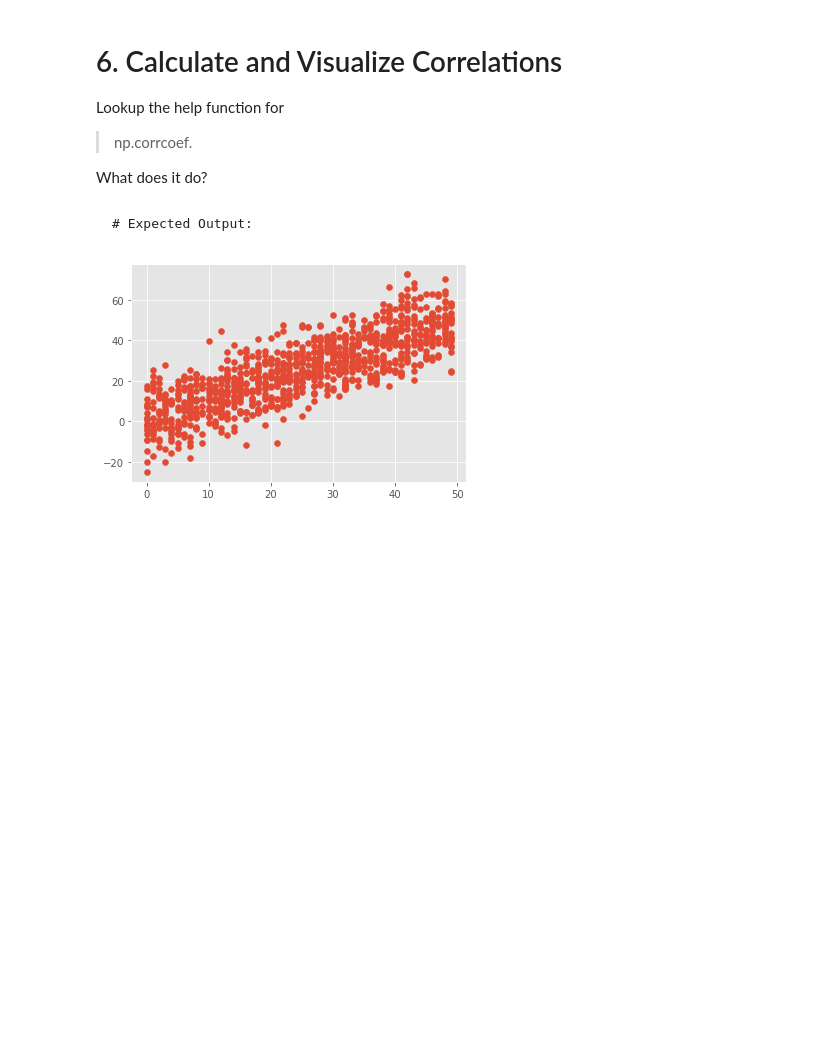
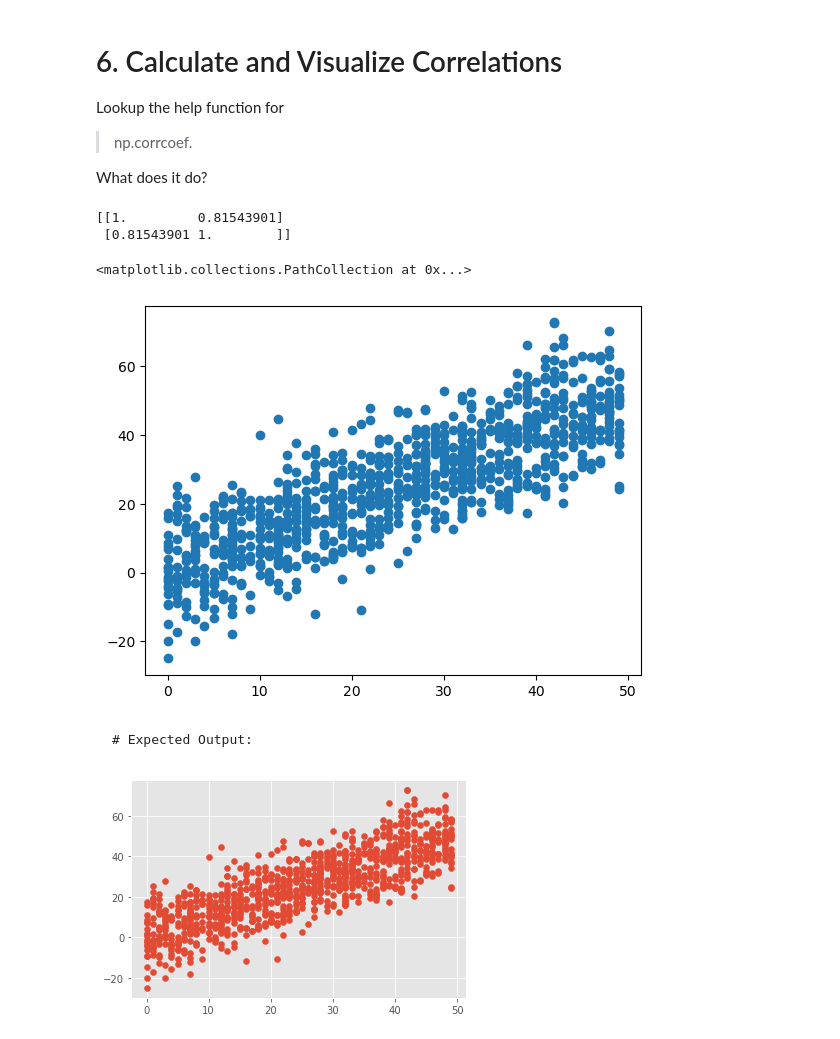
Before and after one commit to SebaCrespo10/IOD, a Jupyter notebook: Mod 1/IOD_Lab-1.1.4 Statistics - part 2.ipynb, the cells around one changed output. Saved outputs shown, nothing was run; the diff lists cells and outputs as text; code cells hidden in the pictures; blank space fills up the shorter version.

````diff
--- a/Mod 1/IOD_Lab-1.1.4 Statistics - part 2.ipynb
+++ b/Mod 1/IOD_Lab-1.1.4 Statistics - part 2.ipynb
@@ -177,12 +190,19 @@ What does it do?
 # %%
 # Calculate and visualise correlations
 np.random.seed(1)
 
 # 1000 random integers between 0 and 50
 x = np.random.randint(0, 50, 1000)
 
 # Positive Correlation with some noise
 y = x + np.random.normal(0, 10, 1000)
+print(np.corrcoef(x,y))
+plt.scatter(x,y)
+# %% [output]
+[[1.         0.81543901]
+ [0.81543901 1.        ]]
+<matplotlib.collections.PathCollection at 0x...>
+[figure, added]
 # %% [markdown]
 ```
 # Expected Output:
````
Also changed, not shown: parts of 6 cells of this notebook, 16 other files.
